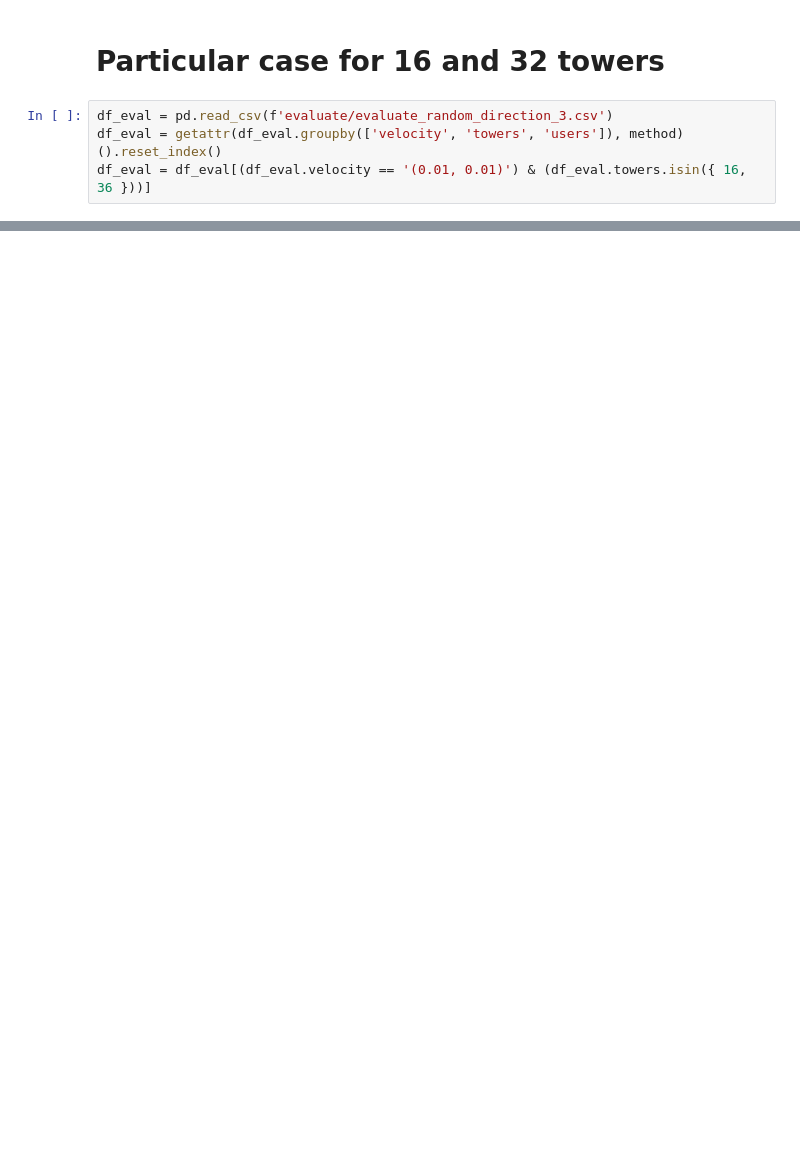
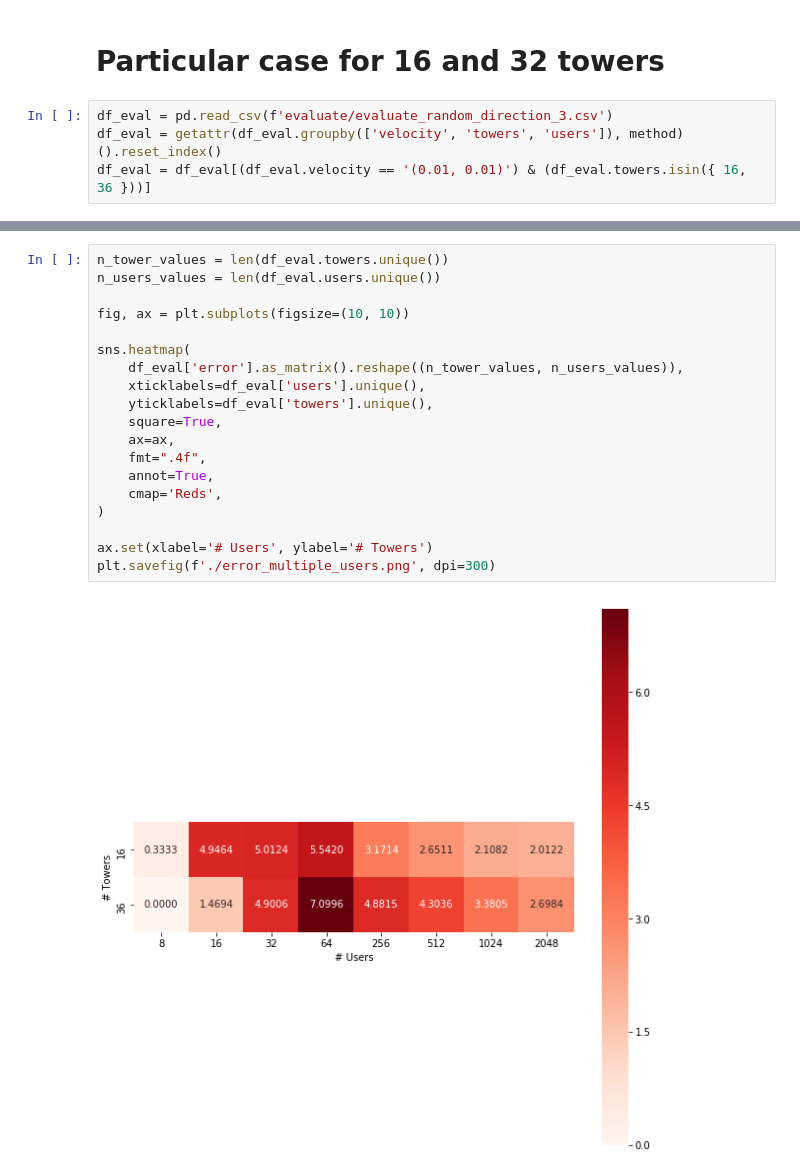
Before and after one commit to leopiney/tscf, a Jupyter notebook: evaluation-results-analysis.ipynb, the cells around one changed output, grey strips where cells are left out. Saved outputs shown, nothing was run; the diff lists cells and outputs as text; blank space fills up the shorter version.

```diff
--- a/evaluation-results-analysis.ipynb
+++ b/evaluation-results-analysis.ipynb
@@ -231,0 +199,21 @@ plt.savefig(f'./accuracy_multiple_users.png', dpi=300)
+# %%
+n_tower_values = len(df_eval.towers.unique())
+n_users_values = len(df_eval.users.unique())
+
+fig, ax = plt.subplots(figsize=(10, 10))
+
+sns.heatmap(
+    df_eval['error'].as_matrix().reshape((n_tower_values, n_users_values)),
+    xticklabels=df_eval['users'].unique(),
+    yticklabels=df_eval['towers'].unique(),
+    square=True,
+    ax=ax,
+    fmt=".4f",
+    annot=True,
+    cmap='Reds',
+)
+
+ax.set(xlabel='# Users', ylabel='# Towers')
+plt.savefig(f'./error_multiple_users.png', dpi=300)
+# %% [output]
+[figure, added]
```
Also changed, not shown: parts of 14 cells of this notebook, 7 other files.
